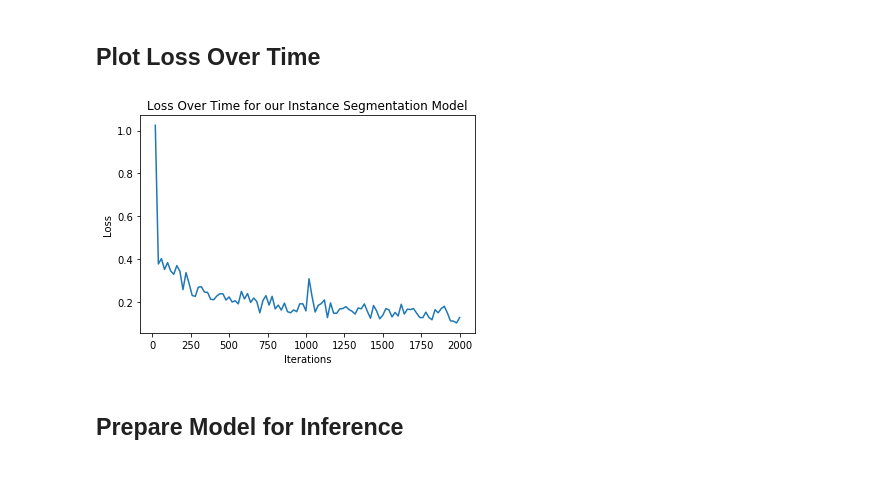
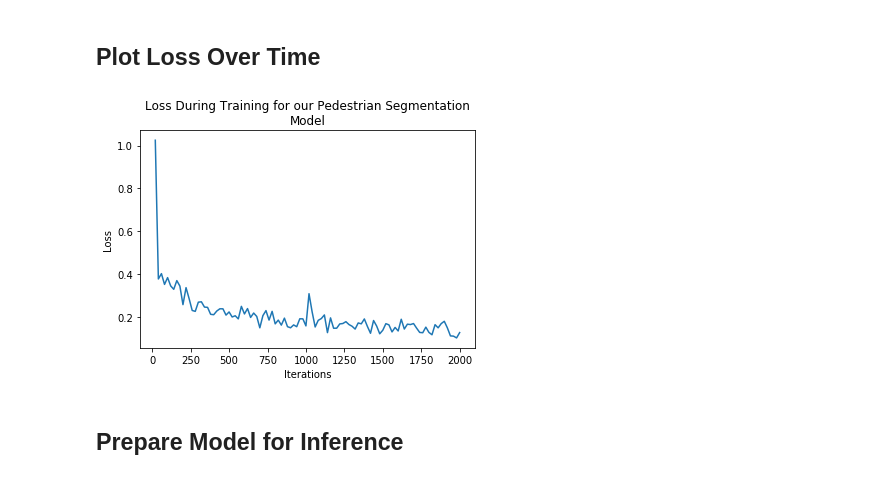
Before and after one commit to adamtupper/pedestrian-proximity-detector, a Jupyter notebook: model_evaluation.ipynb, the cells around one changed output. Saved outputs shown, nothing was run; the diff lists cells and outputs as text; code cells hidden in the pictures.

```diff
--- a/model_evaluation.ipynb
+++ b/model_evaluation.ipynb
@@ -50,11 +50,11 @@ for line in lines:
 # %%
 fig, ax = plt.subplots()
 ax.plot(iters, losses)
 ax.set(xlabel='Iterations', ylabel='Loss',
-       title='Loss Over Time for our Instance Segmentation Model')
+       title='Loss During Training for our Pedestrian Segmentation\nModel')
 plt.show()
 # %% [output]
-[figure, old version]
+[figure, new version]
 # %% [markdown]
 ## Prepare Model for Inference
 # %%
```
Also changed, not shown: parts of 4 cells of this notebook, 1 other file.
